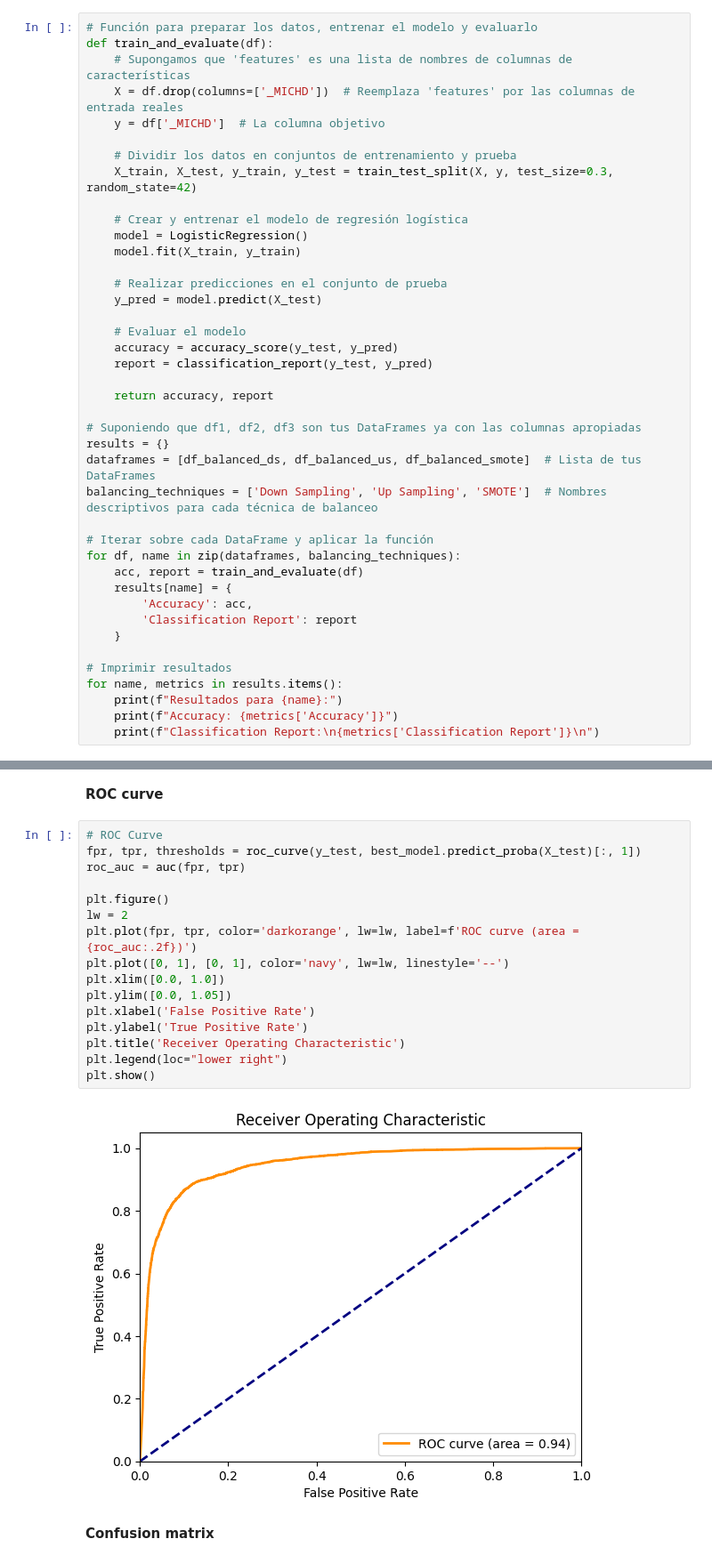
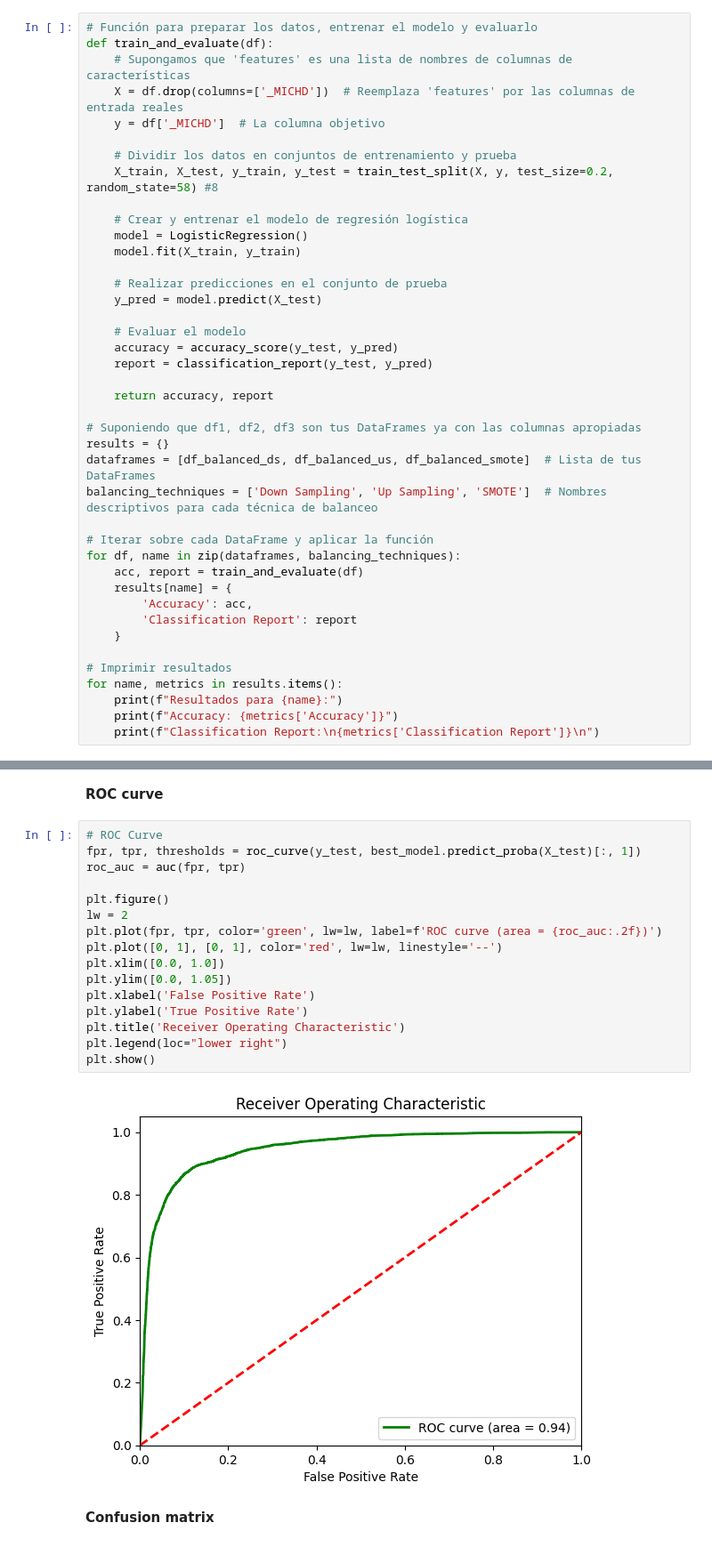
Before and after one commit to carlosla2802/TFG-repo, a Jupyter notebook: tfg_code.ipynb, the cells around one changed output, grey strips where cells are left out. Shown at 89% size. Drawn from its saved outputs; the diff is of its cells as text.

```diff
--- a/tfg_code.ipynb
+++ b/tfg_code.ipynb
@@ -643,7 +651,7 @@ def train_and_evaluate(df):
     y = df['_MICHD']  # La columna objetivo
 
     # Dividir los datos en conjuntos de entrenamiento y prueba
-    X_train, X_test, y_train, y_test = train_test_split(X, y, test_size=0.3, random_state=42)
+    X_train, X_test, y_train, y_test = train_test_split(X, y, test_size=0.2, random_state=58) #8
 
     # Crear y entrenar el modelo de regresión logística
     model = LogisticRegression()
@@ -1370,21 +1315,21 @@ F1 Score: 0.87
 # %%
 # ROC Curve
 fpr, tpr, thresholds = roc_curve(y_test, best_model.predict_proba(X_test)[:, 1])
 roc_auc = auc(fpr, tpr)
 
 plt.figure()
 lw = 2
-plt.plot(fpr, tpr, color='darkorange', lw=lw, label=f'ROC curve (area = {roc_auc:.2f})')
-plt.plot([0, 1], [0, 1], color='navy', lw=lw, linestyle='--')
+plt.plot(fpr, tpr, color='green', lw=lw, label=f'ROC curve (area = {roc_auc:.2f})')
+plt.plot([0, 1], [0, 1], color='red', lw=lw, linestyle='--')
 plt.xlim([0.0, 1.0])
 plt.ylim([0.0, 1.05])
 plt.xlabel('False Positive Rate')
 plt.ylabel('True Positive Rate')
 plt.title('Receiver Operating Characteristic')
 plt.legend(loc="lower right")
 plt.show()
 # %% [output]
-[figure, old version]
+[figure, new version]
 # %% [markdown]
 **Confusion matrix**
 # %%
```
Also changed, not shown: parts of 4 cells of this notebook.
